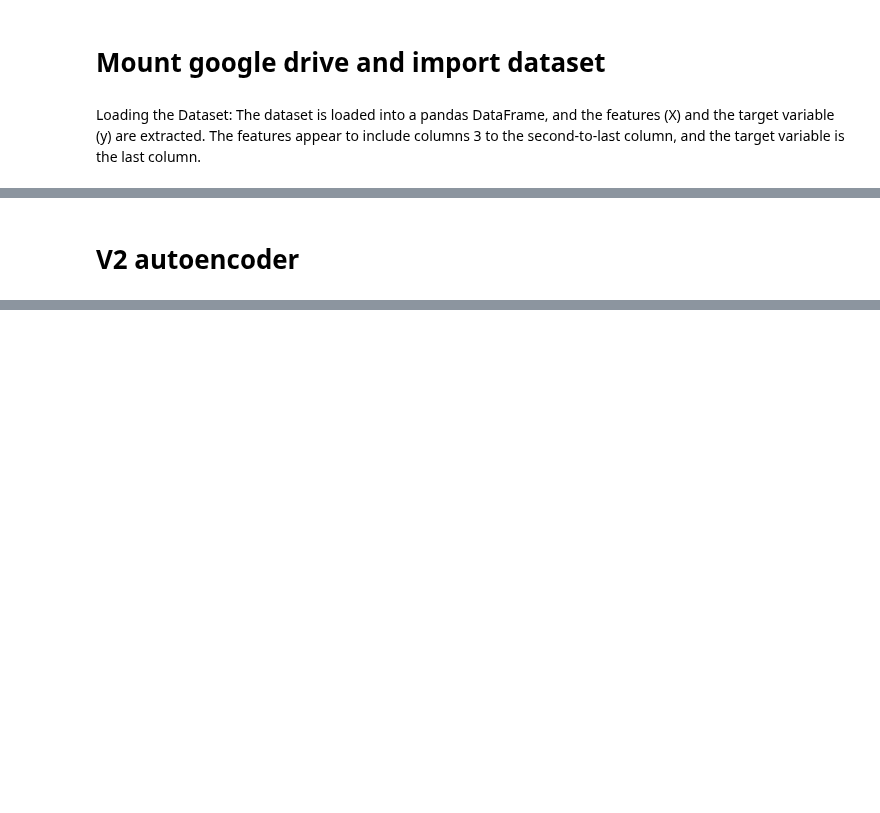
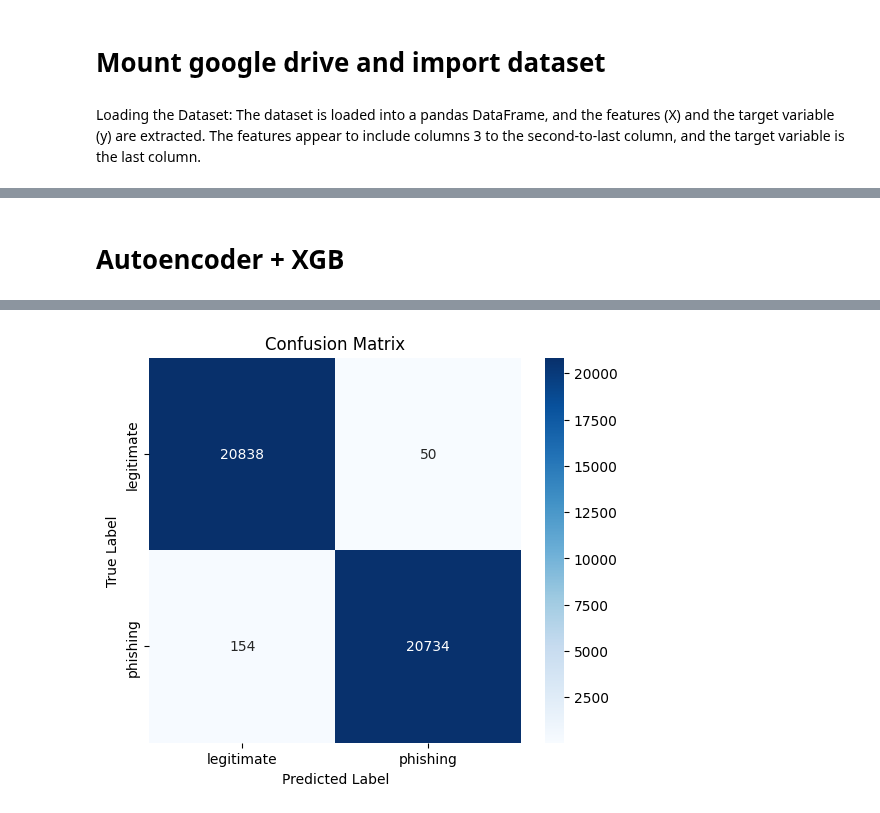
Before and after one commit to juwetta/DLI_Group-B, a Jupyter notebook: TP074003_Algorithm.ipynb, the cells around one changed output, grey strips where cells are left out. Drawn from its saved outputs; the diff is of its cells as text; code cells hidden in the pictures; blank space fills up the shorter version.

```diff
--- a/TP074003_Algorithm.ipynb
+++ b/TP074003_Algorithm.ipynb
@@ -22,11 +37,9 @@ display(dataset)
-# %% [markdown]
-# V2 autoencoder
+# %% [markdown]
+# Autoencoder + XGB
 # %%
 # Full leak-free pipeline: URL -> Autoencoder (FE) -> XGBoost (train via xgb.train with early stopping)
-# Run in Colab (assumes dataset at '/content/drive/My Drive/Colab Notebooks/Assignment/URL_dataset_clean_balanced.csv')
 
-# Install if needed (uncomment)
-# !pip install xgboost tensorflow
+!pip install xgboost tensorflow
 
 import os
 import re
@@ -189,26 +202,64 @@ xgb_model = xgb.train(
 )
 
 # ----------- Predict & Evaluate on clean TEST set -----------
+# =========================================================
+# STEP X: Evaluate Model (Classification Report + Confusion Matrix)
+# =========================================================
+from sklearn.metrics import (
+    accuracy_score, precision_score, recall_score, f1_score,
+    classification_report, confusion_matrix, roc_auc_score
+)
+import pandas as pd
+import numpy as np
+import time
+import seaborn as sns
+import matplotlib.pyplot as plt
 
-# Use best_iteration if available, else predict with full model
-if hasattr(xgb_model, "best_iteration") and xgb_model.best_iteration is not None:
-    y_pred_prob = xgb_model.predict(dtest, iteration_range=(0, xgb_model.best_iteration+1))
-else:
-    y_pred_prob = xgb_model.predict(dtest)
+# ---------- Predictions ----------
+y_pred_prob = xgb_model.predict(dtest, iteration_range=(0, xgb_model.best_iteration + 1))
 
-# For binary vs multiclass:
-if len(le.classes_) == 2:
+if len(le.classes_) == 2:  # Binary classification
     y_pred = (y_pred_prob > 0.5).astype(int)
-else:
+    roc_auc = roc_auc_score(y_test, y_pred_prob)
+else:  # Multi-class
     y_pred = np.argmax(y_pred_prob, axis=1)
+    roc_auc = roc_auc_score(y_test, y_pred_prob, multi_class="ovr")
 
-print("\n📊 Final Evaluation (Autoencoder + XGB)")
-print("Accuracy  :", accuracy_score(y_test, y_pred))
-print("Precision :", precision_score(y_test, y_pred, average="weighted"))
-print("Recall    :", recall_score(y_test, y_pred, average="weighted"))
-print("F1-score  :", f1_score(y_test, y_pred, average="weighted"))
+# ---------- Metrics ----------
+accuracy = accuracy_score(y_test, y_pred)
+precision = precision_score(y_test, y_pred, average="macro")
+recall = recall_score(y_test, y_pred, average="macro")
+f1 = f1_score(y_test, y_pred, average="macro")
 
-# Confusion matrix
+# Inference time (ms/sample)
+start = time.time()
+_ = xgb_model.predict(dtest, iteration_range=(0, xgb_model.best_iteration + 1))
+inference_time = (time.time() - start) / len(y_test) * 1000
+
+# ---------- Classification Report ----------
+report_dict = classification_report(y_test, y_pred, output_dict=True)
+report_df = pd.DataFrame(report_dict).transpose()
+
+# Add extra metrics
+report_df["ROC-AUC"] = roc_auc
+report_df["Inference (ms)"] = inference_time
+report_df["Params"] = f"n_estimators={xgb_model.best_iteration}"
+
+# Round numeric columns
+num_cols = report_df.select_dtypes(include=["float64", "int64"]).columns
+report_df[num_cols] = report_df[num_cols].round(3)
+
+print("\nClassification Report:\n")
+print(report_df.to_string())
+
+# ---------- Confusion Matrix ----------
+plt.figure(figsize=(6, 5))
 cm = confusion_matrix(y_test, y_pred)
-print("Confusion matrix:\n", cm)
+sns.heatmap(cm, annot=True, fmt="d", cmap="Blues",
+            xticklabels=le.classes_,
+            yticklabels=le.classes_)
+plt.title("Confusion Matrix")
+plt.ylabel("True Label")
+plt.xlabel("Predicted Label")
+plt.show()
 # %% [output]
@@ -231,0 +283 @@ Confusion matrix:
+[figure, added]
```
Also changed, not shown: parts of 2 cells of this notebook.
